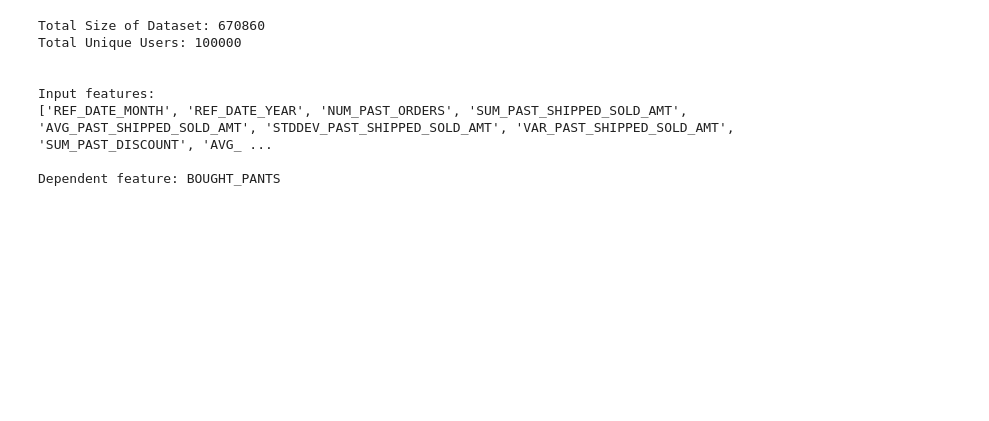
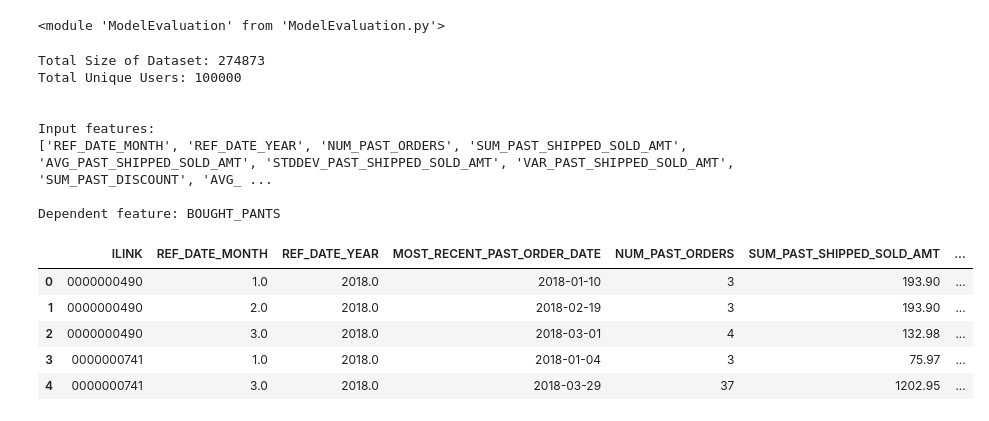
Before and after one commit to alexander-pan/Ecommerce, a Jupyter notebook: models/RandomForestClassifier_Analysis_ChallengerV1.ipynb, the cells around one changed output. Cells and saved outputs as stored; diff of their text form; code cells hidden in the pictures; blank space fills up the shorter version.

```diff
--- a/models/RandomForestClassifier_Analysis_ChallengerV1.ipynb
+++ b/models/RandomForestClassifier_Analysis_ChallengerV1.ipynb
@@ -9,7 +9,7 @@ from sklearn.ensemble import RandomForestClassifier
 from sklearn.pipeline import Pipeline
 from sklearn.model_selection import train_test_split,GridSearchCV,ShuffleSplit
 from sklearn.preprocessing import OneHotEncoder,LabelEncoder,StandardScaler, Normalizer
-from sklearn.metrics import confusion_matrix, roc_curve, auc
+from sklearn.metrics import classification_report, confusion_matrix, roc_curve, auc
 from IPython.display import display, HTML
 %matplotlib inline
 pd.set_option('display.height', 1000)
@@ -19,6 +19,9 @@ pd.set_option('display.width', 1000)
 
 
 import ModelEvaluation as me
+reload(me)
+# %% [output]
+<module 'ModelEvaluation' from 'ModelEvaluation.py'>
 # %%
 DF = pd.read_pickle('../data/numericalFts_100kUsers_ChallengerV1.pkl')
 
@@ -40,10 +43,19 @@ dependent = 'BOUGHT_PANTS'
 
 print 'Input features: \n%s\n' % X_features
 print 'Dependent feature: %s\n\n' % dependent
-X = DF[X_features]
-y = DF[dependent]
+
+train = DF.ILINK.unique().tolist()[:80000]
+test = DF.ILINK.unique().tolist()[-20000:]
+DFTrain = DF[DF.ILINK.isin(train)]
+DFTest = DF[DF.ILINK.isin(test)]
+
+X_train = DFTrain[X_features]
+y_train = DFTrain[dependent]
+
+X_test = DFTest[X_features]
+y_test = DFTest[dependent]
 # %% [output]
-Total Size of Dataset: 670860
+Total Size of Dataset: 274873
 Total Unique Users: 100000
 
 
@@ -51,5 +63,14 @@ Input features:
 ['REF_DATE_MONTH', 'REF_DATE_YEAR', 'NUM_PAST_ORDERS', 'SUM_PAST_SHIPPED_SOLD_AMT', 'AVG_PAST_SHIPPED_SOLD_AMT', 'STDDEV_PAST_SHIPPED_SOLD_AMT', 'VAR_PAST_SHIPPED_SOLD_AMT', 'SUM_PAST_DISCOUNT', 'AVG_ ...
 
 Dependent feature: BOUGHT_PANTS
+# %%
+DF.head()
+# %% [output]
+|  | ILINK | REF_DATE_MONTH | REF_DATE_YEAR | MOST_RECENT_PAST_ORDER_DATE | NUM_PAST_ORDERS | SUM_PAST_SHIPPED_SOLD_AMT | ... |
+| 0 | 0000000490 | 1.0 | 2018.0 | 2018-01-10 | 3 | 193.90 | ... |
+| 1 | 0000000490 | 2.0 | 2018.0 | 2018-02-19 | 3 | 193.90 | ... |
+| 2 | 0000000490 | 3.0 | 2018.0 | 2018-03-01 | 4 | 132.98 | ... |
+| 3 | 0000000741 | 1.0 | 2018.0 | 2018-01-04 | 3 | 75.97 | ... |
+| 4 | 0000000741 | 3.0 | 2018.0 | 2018-03-29 | 37 | 1202.95 | ... |
 # %%
 #random_state = 42 to insure same random split
```
Also changed, not shown: parts of 6 cells of this notebook.
